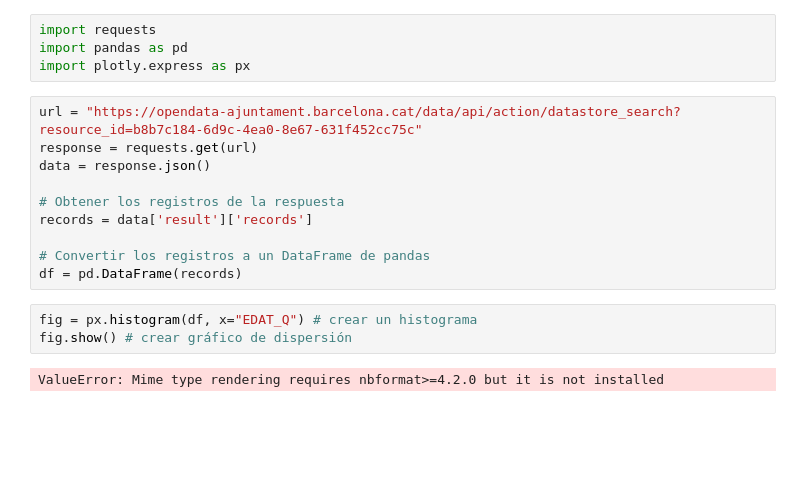
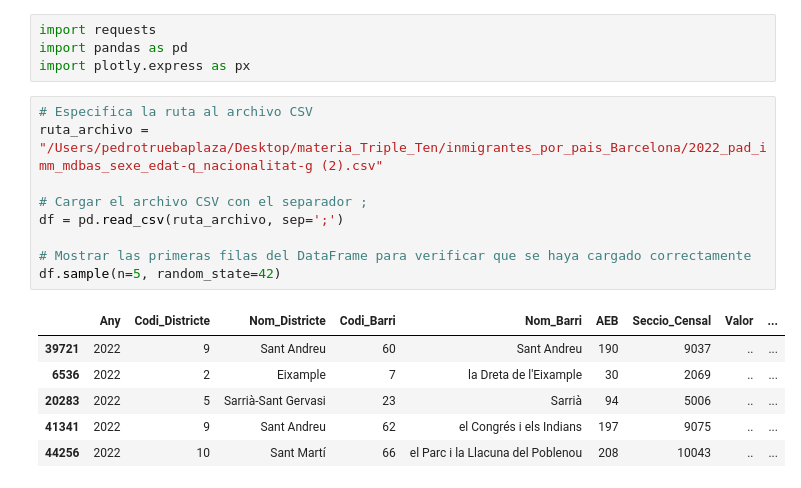
Before and after one commit to PedroJoseTrueba/Inmigrantes_por_nacionalidad_Barcelona, a Jupyter notebook: notebooks/EDA.ipynb, the cells around one changed output. Drawn from its saved outputs; the diff is of its cells as text; blank space fills up the shorter version.

```diff
--- a/notebooks/EDA.ipynb
+++ b/notebooks/EDA.ipynb
@@ -2,18 +46,19 @@
 import requests
 import pandas as pd
 import plotly.express as px
-# %%
-url = "https://opendata-ajuntament.barcelona.cat/data/api/action/datastore_search?resource_id=b8b7c184-6d9c-4ea0-8e67-631f452cc75c"
-response = requests.get(url)
-data = response.json()
-
-# Obtener los registros de la respuesta
-records = data['result']['records']
-
-# Convertir los registros a un DataFrame de pandas
-df = pd.DataFrame(records)
-# %%
-fig = px.histogram(df, x="EDAT_Q") # crear un histograma
-fig.show() # crear gráfico de dispersión
-# %% [output]
-ValueError: Mime type rendering requires nbformat>=4.2.0 but it is not installed
+# %%
+# Especifica la ruta al archivo CSV
+ruta_archivo = "/Users/pedrotruebaplaza/Desktop/materia_Triple_Ten/inmigrantes_por_pais_Barcelona/2022_pad_imm_mdbas_sexe_edat-q_nacionalitat-g (2).csv"
+
+# Cargar el archivo CSV con el separador ;
+df = pd.read_csv(ruta_archivo, sep=';')
+
+# Mostrar las primeras filas del DataFrame para verificar que se haya cargado correctamente
+df.sample(n=5, random_state=42)
+# %% [output]
+|  | Any | Codi_Districte | Nom_Districte | Codi_Barri | Nom_Barri | AEB | Seccio_Censal | Valor | ... |
+| 39721 | 2022 | 9 | Sant Andreu | 60 | Sant Andreu | 190 | 9037 | .. | ... |
+| 6536 | 2022 | 2 | Eixample | 7 | la Dreta de l'Eixample | 30 | 2069 | .. | ... |
+| 20283 | 2022 | 5 | Sarrià-Sant Gervasi | 23 | Sarrià | 94 | 5006 | .. | ... |
+| 41341 | 2022 | 9 | Sant Andreu | 62 | el Congrés i els Indians | 197 | 9075 | .. | ... |
+| 44256 | 2022 | 10 | Sant Martí | 66 | el Parc i la Llacuna del Poblenou | 208 | 10043 | .. | ... |
```
Also changed, not shown: parts of 5 cells of this notebook, 1 other file.
